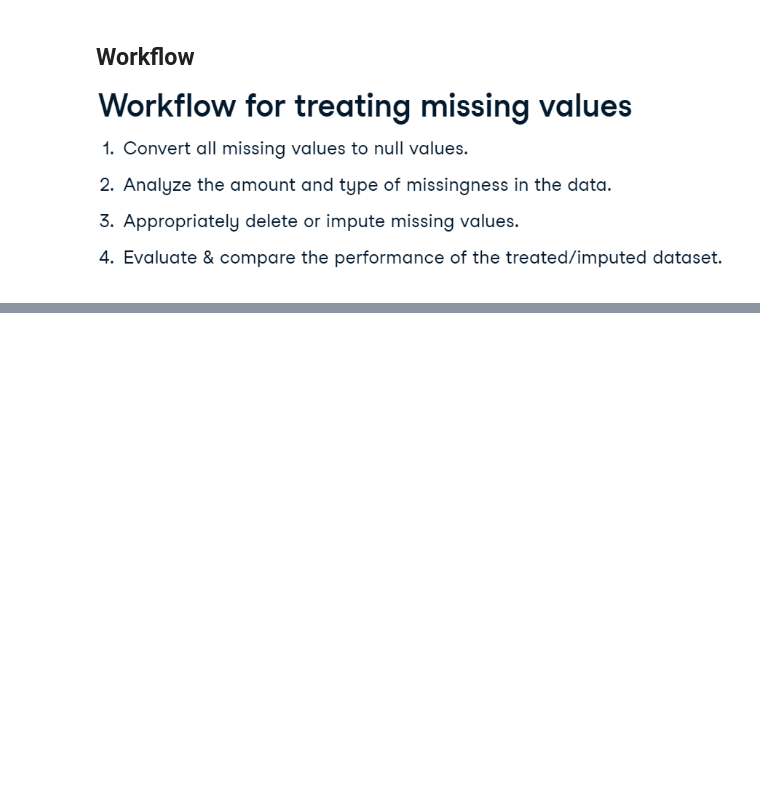
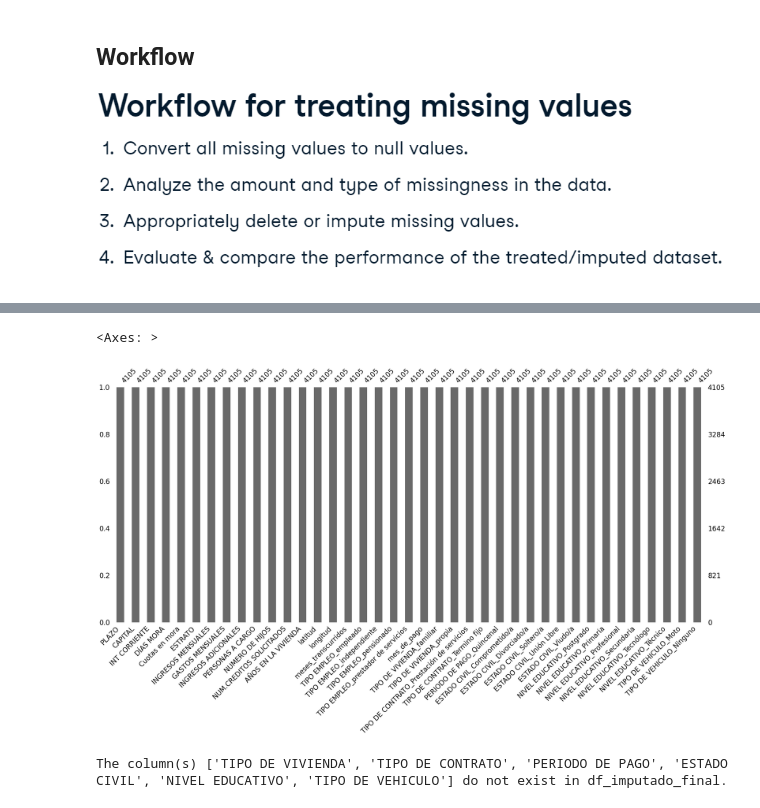
Before and after one commit to josemgoji/Entrega-Final, a Jupyter notebook: datalab/Imputacion.ipynb, the cells around one changed output, grey strips where cells are left out. Saved outputs shown, nothing was run; the diff lists cells and outputs as text; code cells hidden in the pictures; blank space fills up the shorter version.

```diff
--- a/datalab/Imputacion.ipynb
+++ b/datalab/Imputacion.ipynb
@@ -135,0 +309,4 @@ ValueError: Pandas data cast to numpy dtype of object. Check input data with np.
+# %%
+df_encoded = pd.get_dummies(df2_encode,
+                            drop_first=True,
+                            dtype=uint8)
@@ -135,0 +354,34 @@ ValueError: Pandas data cast to numpy dtype of object. Check input data with np.
+# %%
+#para unir las columnas imputadas se hace una copia del dataset procesado, se sobreescriben las columnas imputadas
+
+df_imputado_final = df.copy()
+
+#columnas numericas imputadas
+columnas_numericas_imputadas = columnas_a_imputar + columnas_a_imputar1
+
+df_imputado_final[columnas_numericas_imputadas] = df[columnas_numericas_imputadas]
+
+#columnas categoricas imputadas
+df_imputado_final[columnas_a_imputar2] = df_categorico[columnas_a_imputar2]
+
+
+df_imputado_final.head()
+# %%
+df_imputado_final=df_imputado_final.drop(columns = ['TIPO DE VIVIENDA_familiar', 'TIPO DE VIVIENDA_propia',
+       'TIPO DE CONTRATO_prestacion de servicios',
+       'TIPO DE CONTRATO_termino fijo', 'PERIODO DE PAGO_quincenal',
+       'ESTADO CIVIL_comprometido/a', 'ESTADO CIVIL_divorciado/a',
+       'ESTADO CIVIL_soltero/a', 'ESTADO CIVIL_union libre',
+       'ESTADO CIVIL_viudo/a', 'NIVEL EDUCATIVO_postgrado',
+       'NIVEL EDUCATIVO_primaria', 'NIVEL EDUCATIVO_profesional',
+       'NIVEL EDUCATIVO_secundaria', 'NIVEL EDUCATIVO_tecnico',
+       'NIVEL EDUCATIVO_tecnologo', 'TIPO DE VEHICULO_moto',
+       'TIPO DE VEHICULO_ninguno'])
+# %%
+df_imputado_final= pd.concat([df_imputado_final, df_encoded], axis=1)
+# %%
+#confirma valores nulos en columnas imputadas
+msno.bar(df_imputado_final)
+# %% [output]
+<Axes: >
+[figure, added]
@@ -135,0 +392,18 @@ ValueError: Pandas data cast to numpy dtype of object. Check input data with np.
+# %%
+# Check if the columns exist
+missing_columns_in_df1 = [col for col in columnas_a_imputar2 if col not in df_categorico.columns]
+missing_columns_in_df2 = [col for col in columnas_a_imputar2 if col not in df_imputado_final.columns]
+
+if not missing_columns_in_df1 and not missing_columns_in_df2:
+    # Check if the dataframes have the same number of rows
+    if df_categorico.shape[0] == df_imputado_final.shape[0]:
+        df_imputado_final[columnas_a_imputar2] = df_categorico[columnas_a_imputar2]
+    else:
+        print("The number of rows in both DataFrames is not the same.")
+else:
+    if missing_columns_in_df1:
+        print(f"The column(s) {missing_columns_in_df1} do not exist in df_categorico.")
+    if missing_columns_in_df2:
+        print(f"The column(s) {missing_columns_in_df2} do not exist in df_imputado_final.")
+# %% [output]
+The column(s) ['TIPO DE VIVIENDA', 'TIPO DE CONTRATO', 'PERIODO DE PAGO', 'ESTADO CIVIL', 'NIVEL EDUCATIVO', 'TIPO DE VEHICULO'] do not exist in df_imputado_final.
```
Also changed, not shown: parts of 75 cells of this notebook.
